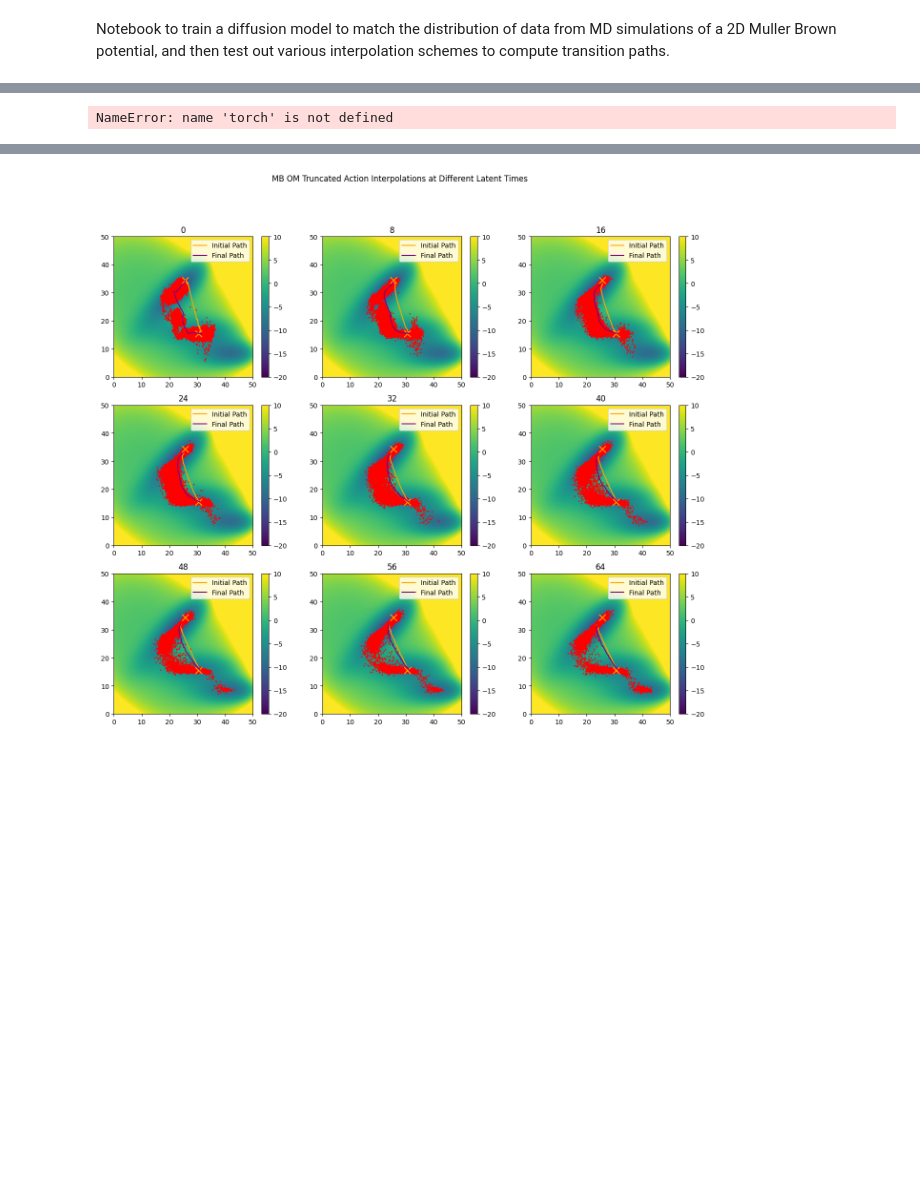
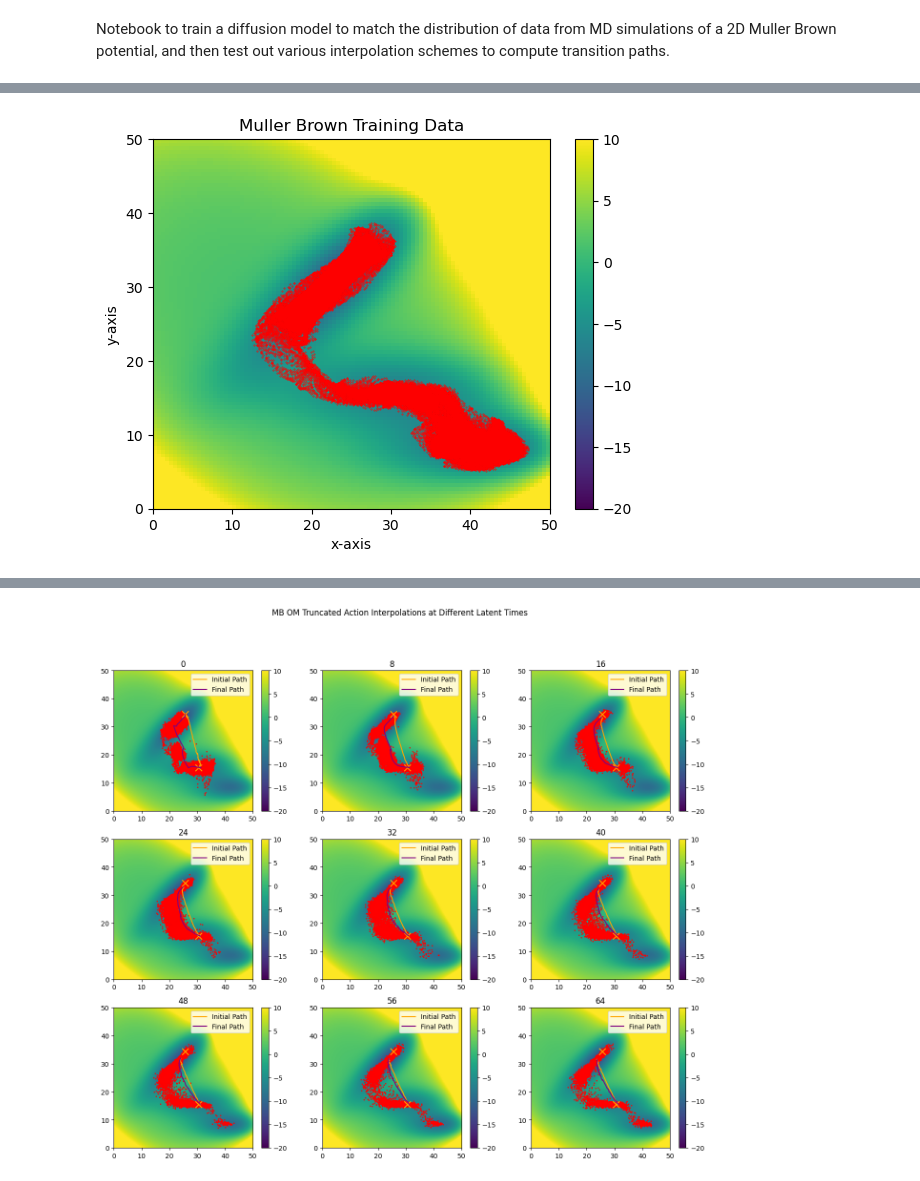
Before and after one commit to michael-psenka/OM-TPS, a Jupyter notebook: train_diffusion_mb.ipynb, the cells around one changed output, grey strips where cells are left out. Drawn from its saved outputs; the diff is of its cells as text; code cells hidden in the pictures; blank space fills up the shorter version.

```diff
--- a/train_diffusion_mb.ipynb
+++ b/train_diffusion_mb.ipynb
@@ -185,3 +179,7 @@ KeyboardInterrupt:
+# %%
+visualize_mb_data(train_dataset)
+# %% [output]
+[figure, added]
 # %%
 from mb_actions import SimpleAction, S2Action, TruncatedAction
 from simpleMB import SimpleMB
@@ -199,8 +197,10 @@ class MLP(torch.nn.Module):
         self.device = device
         self.in_dim = in_dim
         self.conservative = conservative
-        self.mean = torch.tensor(train_dataset.mean).to(device).to(torch.float32)
-        self.std = torch.tensor(train_dataset.std).to(device).to(torch.float32)
+        # self.mean = torch.tensor(train_dataset.mean).to(device).to(torch.float32)
+        # self.std = torch.tensor(train_dataset.std).to(device).to(torch.float32)
+        mean = torch.tensor(np.load("mb_mean.npy")).to(device).to(torch.float32)
+        std = torch.tensor(np.load("mb_std.npy")).to(device).to(torch.float32)
 
         self.fc1 = nn.Linear(in_dim, hidden_dim)
         self.fc2 = nn.Linear(hidden_dim, hidden_dim)
@@ -221,7 +221,9 @@ class MLP(torch.nn.Module):
         with torch.enable_grad() if self.conservative else nullcontext():
             if self.conservative:
                 x_.requires_grad = True
+
             x = torch.cat([x_, t], dim = 1)
+
             x = self.act(self.fc1(x))
             # x = self.dropout(x)
             x = self.act(self.fc2(x))
@@ -282,7 +284,7 @@ class MBDiffusionModel(torch.nn.Module):
         noise_pred = self.forward(x, t)
         # TODO: revisit in light of normalization
         force = self.scaling_factor(t) * noise_pred
-        force /= self.mlp.std
+        force /= std
         return force
 
     def laplacian_func(self, x, t):
@@ -388,7 +390,7 @@ class MBDiffusionModel(torch.nn.Module):
 
         return xs
 
-    def om_interpolation(self, x1, x2, path_length, latent_time, num_paths = 10, action_cls = SimpleAction, initial_guess_fn = torch.lerp, om_steps = 100, lr = 2e-1, anneal = False, temperature = 1.0, subsample_points_percent=None, subsample_dimensions_percent=None, D=0.1, dt=0.01, gamma=0.01):
+    def om_interpolation(self, x1, x2, path_length, latent_time, encode_and_decode = True, initial_guess_time = 0, num_paths = 10, action_cls = SimpleAction, initial_guess_fn = torch.lerp, om_steps = 100, lr = 2e-1, anneal = False, temperature = 1.0, subsample_points_percent=None, subsample_dimensions_percent=None, D=0.1, dt=0.01, gamma=0.01):
         """"
         Encode the two points into latent space, linearly interpolate, and decode
         Note: Expects x1 and x2 to be normalized.
@@ -404,6 +406,7 @@ class MBDiffusionModel(torch.nn.Module):
         if anneal:
             om_steps = self.num_steps # to make sure we anneal from T to 0
 
+
         x1 = x1.repeat(num_paths, 1)
         x2 = x2.repeat(num_paths, 1)
 
@@ -412,12 +415,27 @@ class MBDiffusionModel(torch.nn.Module):
         with torch.no_grad():
             noise_1 = torch.randn_like(x1).to(self.device)
             noise_2 = torch.randn_like(x2).to(self.device)
-            noised_x1 = self.forward_diffusion(x1, latent_time, noise_1)
-            noised_x2 = self.forward_diffusion(x2, latent_time, noise_2)
-
+            if encode_and_decode:
+                noised_x1 = self.forward_diffusion(x1, latent_time, noise_1)
+                noised_x2 = self.forward_diffusion(x2, latent_time, noise_2)
+            elif initial_guess_time != 0:
+                noised_x1 = self.forward_diffusion(x1, initial_guess_time, noise_1)
+                noised_x2 = self.forward_diffusion(x2, initial_guess_time, noise_2)
+            else:
+                noised_x1 = x1
+                noised_x2 = x2
 
         # linear interpolation of noised_x1 and noised_x2
         noised_xs = torch.stack([initial_guess_fn(noised_x1.cpu(), noised_x2.cpu(), alpha) for alpha in torch.linspace(0, 1, path_length)])
+
+        if initial_guess_time != 0:
+            # decode initial guess
+            noised_xs = self.sample_from_t(noised_xs.reshape(-1, 2).to(self.device), initial_guess_time, temperature)
+            noised_xs = noised_xs.reshape(path_length, num_paths, 2)
+            # reset the endpoints
+            noised_xs[0], noised_xs[-1] = original_x1, original_x2
+
+
         noised_xs = noised_xs.permute((1, 0, 2)).to(self.device)  # shape of [num_paths x path_length x 2]
         optimizer = torch.optim.Adam([noised_xs], lr = lr)
 
@@ -452,7 +470,7 @@ class MBDiffusionModel(torch.nn.Module):
                 actions.append(action.item())
 
                 pred_force = force_func(noised_xs.reshape(-1, 2))
-                true_force = potential.force_func(noised_xs.reshape(-1, 2))[1]
+                true_force = potential.sample_force_func(noised_xs.reshape(-1, 2))
                 # if diff_time == 0:
                 #     print("Cosine similarity", F.cosine_similarity(pred_force, true_force).mean().item())
 
@@ -488,7 +506,7 @@ class MBDiffusionModel(torch.nn.Module):
                 grad_ratios.append(grad_ratio.mean().item())
                 # pbar.set_description(f"Grad Update Ratio: {grad_ratio.mean().item() * lr}")
                 # pbar.set_description(f"Force Norm: {force_func(noised_xs.reshape(-1, 2)).norm(dim = -1).mean().item()}")
-                if i % int(om_steps / 10) == 0:
+                if i % int(max(1, om_steps / 10)) == 0:
                     with torch.no_grad():
                         decoded_path = self.sample_from_t(noised_xs.reshape(-1, 2), latent_time, temperature)
                         decoded_path = decoded_path.reshape(num_paths, path_length, 2)
@@ -496,7 +514,10 @@ class MBDiffusionModel(torch.nn.Module):
 
         # decode along optimized path
         with torch.no_grad():
-            xs = self.sample_from_t(noised_xs.reshape(-1, 2), latent_time, temperature)
+            if encode_and_decode:
+                xs = self.sample_from_t(noised_xs.reshape(-1, 2), latent_time, temperature)
+            else:
+                xs = noised_xs
             xs = xs.reshape(num_paths, path_length, 2)
             xs = xs.clone().detach()
 
@@ -504,8 +525,6 @@ class MBDiffusionModel(torch.nn.Module):
             xs[:, 0], xs[:, -1] = original_x1, original_x2
 
             return xs, paths, actions, grad_ratios
-# %% [output]
-NameError: name 'torch' is not defined
 # %%
 import wandb
 wandb.require("core")
```
Also changed, not shown: parts of 16 cells of this notebook, 2 other files.
